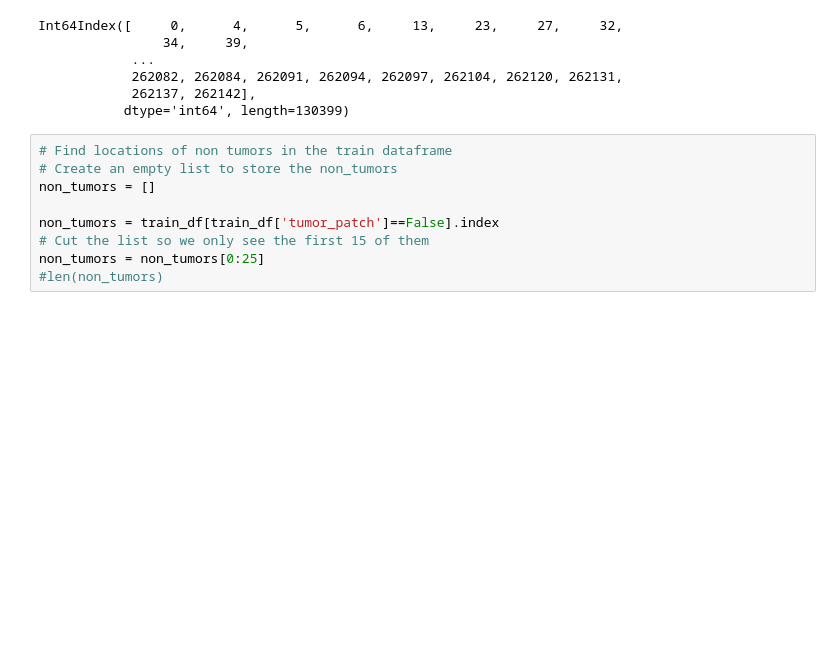
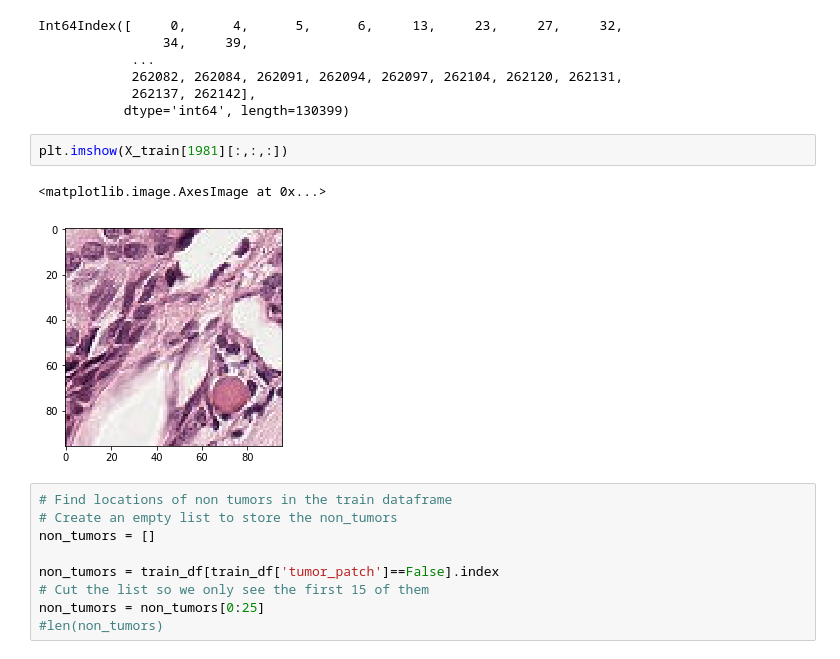
Before and after one commit to rominacarabathampi/Cancer-detection-capstone, a Jupyter notebook: Capstone Code Romina.ipynb, the cells around one changed output. Drawn from its saved outputs; the diff is of its cells as text; blank space fills up the shorter version.

```diff
--- a/Capstone Code Romina.ipynb
+++ b/Capstone Code Romina.ipynb
@@ -160,6 +160,11 @@ Int64Index([     0,      4,      5,      6,     13,     23,     27,     32,
             262082, 262084, 262091, 262094, 262097, 262104, 262120, 262131,
             262137, 262142],
            dtype='int64', length=130399)
+# %%
+plt.imshow(X_train[1981][:,:,:])
+# %% [output]
+<matplotlib.image.AxesImage at 0x...>
+[figure, added]
 # %%
 # Find locations of non tumors in the train dataframe
 # Create an empty list to store the non_tumors
```
Also changed, not shown: parts of 15 cells of this notebook.
